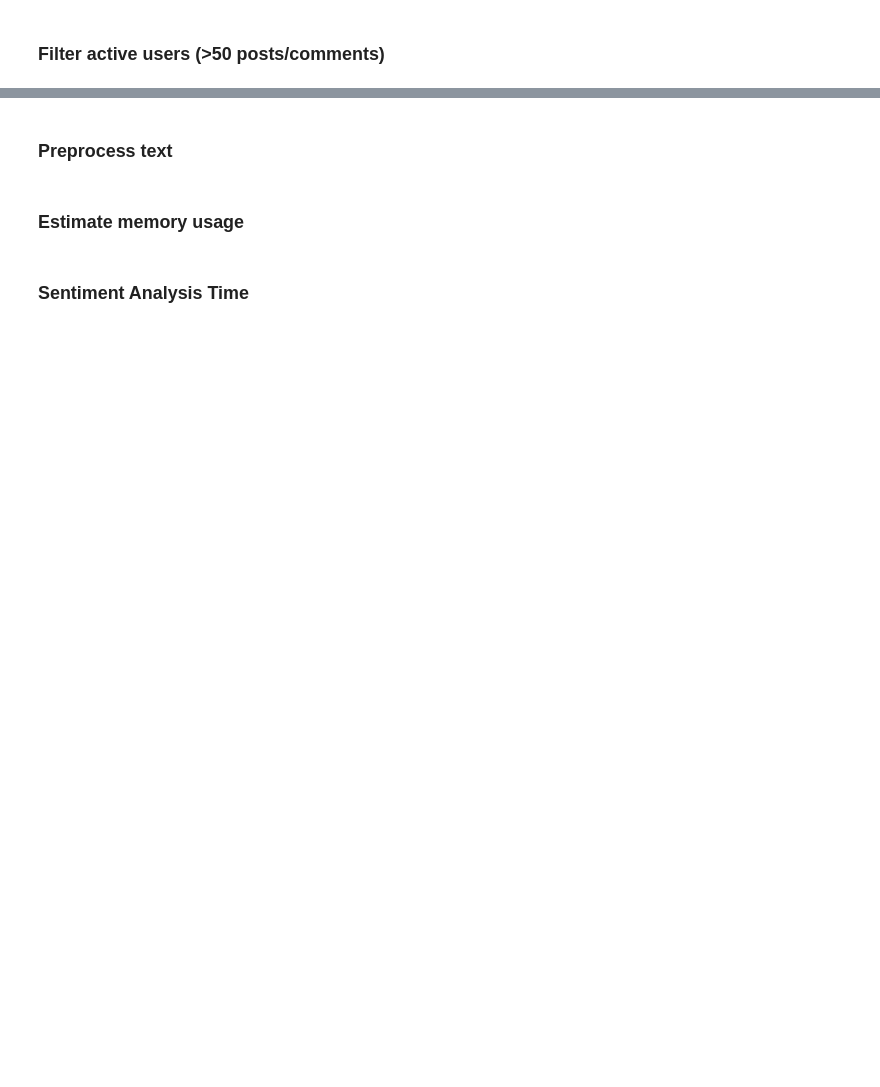
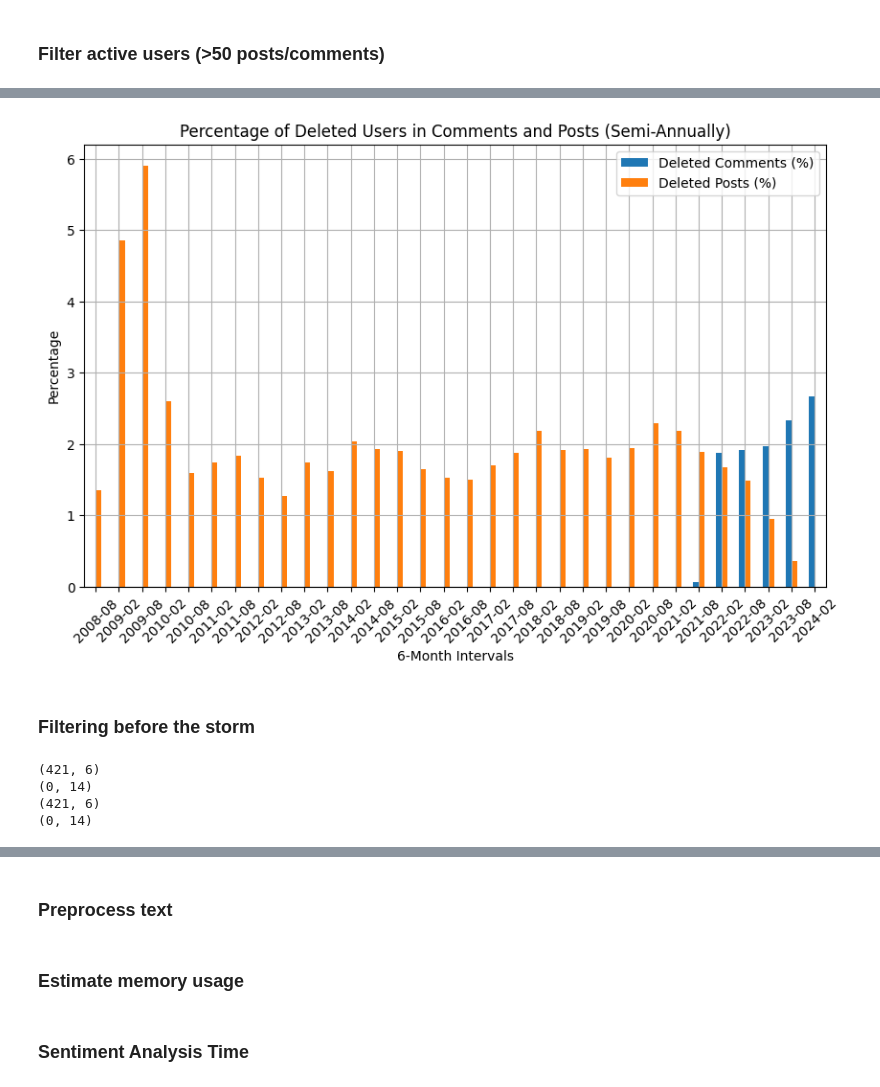
Before and after one commit to pierrehogenhaug/compToolsForDSProject, a Jupyter notebook: sentiment_intensity_analyzer.ipynb, the cells around one changed output, grey strips where cells are left out. Cells and saved outputs as stored; diff of their text form; code cells hidden in the pictures; blank space fills up the shorter version.

Commit message:
cleaned active users filtering

```diff
--- a/sentiment_intensity_analyzer.ipynb
+++ b/sentiment_intensity_analyzer.ipynb
@@ -27,0 +78,32 @@ questions_df = df_posts[df_posts['PostTypeId'] == 1]
+# %%
+# Convert 'CreationDate' to datetime format once for the main DataFrames
+df_comments['CreationDate'] = pd.to_datetime(df_comments['CreationDate'])
+df_posts['CreationDate'] = pd.to_datetime(df_posts['CreationDate'])
+
+# Identify deleted comments and posts
+deleted_comments = df_comments[df_comments['UserId'] == -1]
+deleted_posts = df_posts[df_posts['OwnerUserId'] == -1]
+
+# Resample and count deleted entries every half year
+semi_annual_deleted_comments = deleted_comments.resample('6M', on='CreationDate').count()['Id']
+semi_annual_deleted_posts = deleted_posts.resample('6M', on='CreationDate').count()['Id']
+
+# Resample and count total entries every half year
+semi_annual_total_comments = df_comments.resample('6M', on='CreationDate').count()['Id']
+semi_annual_total_posts = df_posts.resample('6M', on='CreationDate').count()['Id']
+
+# Calculate the percentage of deleted comments and posts (handling division by zero)
+semi_annual_deleted_comments_percentage = (semi_annual_deleted_comments / semi_annual_total_comments.replace(0, np.nan)) * 100
+semi_annual_deleted_posts_percentage = (semi_annual_deleted_posts / semi_annual_total_posts.replace(0, np.nan)) * 100
+
+# Combine the results into a single DataFrame for visualization
+semi_annual_percentage = pd.DataFrame({
+    'Deleted Comments (%)': semi_annual_deleted_comments_percentage,
+    'Deleted Posts (%)': semi_annual_deleted_posts_percentage
+}).fillna(0)  # fill NaN with 0 (in case of divisions by zero)
+
+# Formatting the index for better readability
+semi_annual_percentage.index = semi_annual_percentage.index.strftime('%Y-%m')
+
+# Displaying the DataFrame
+semi_annual_percentage.head()
@@ -28,4 +118,29 @@ questions_df = df_posts[df_posts['PostTypeId'] == 1]
+# %%
+# Plotting the data
+plt.figure(figsize=(10, 6))
+semi_annual_percentage.plot(kind='bar', ax=plt.gca())
+plt.title('Percentage of Deleted Users in Comments and Posts (Semi-Annually)')
+plt.xlabel('6-Month Intervals')
+plt.ylabel('Percentage')
+plt.xticks(rotation=45)
+plt.grid(True)
+plt.show()
+# %% [output]
+[figure, added]
+# %% [markdown]
+### Filtering before the storm
 # %%
+print(filtered_comments.shape)
+print(filtered_questions_df.shape)
+
 # Removing entries with -1 in UserId and OwnerUserId columns
-df_comments = df_comments[df_comments['UserId'] != -1]
-df_posts = df_posts[df_posts['OwnerUserId'] != -1]
+filtered_comments = filtered_comments[filtered_comments['UserId'] != -1]
+filtered_questions_df = filtered_questions_df[filtered_questions_df['OwnerUserId'] != -1]
+
+print(filtered_comments.shape)
+print(filtered_questions_df.shape)
+# %% [output]
+(421, 6)
+(0, 14)
+(421, 6)
+(0, 14)
```
Also changed, not shown: parts of 21 cells of this notebook.
